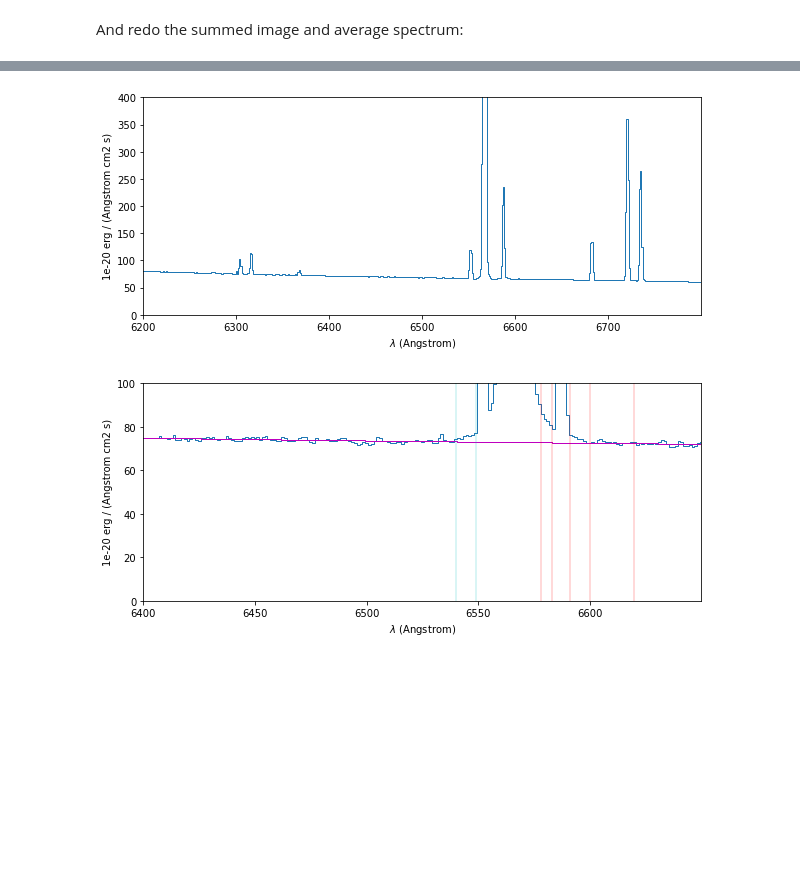
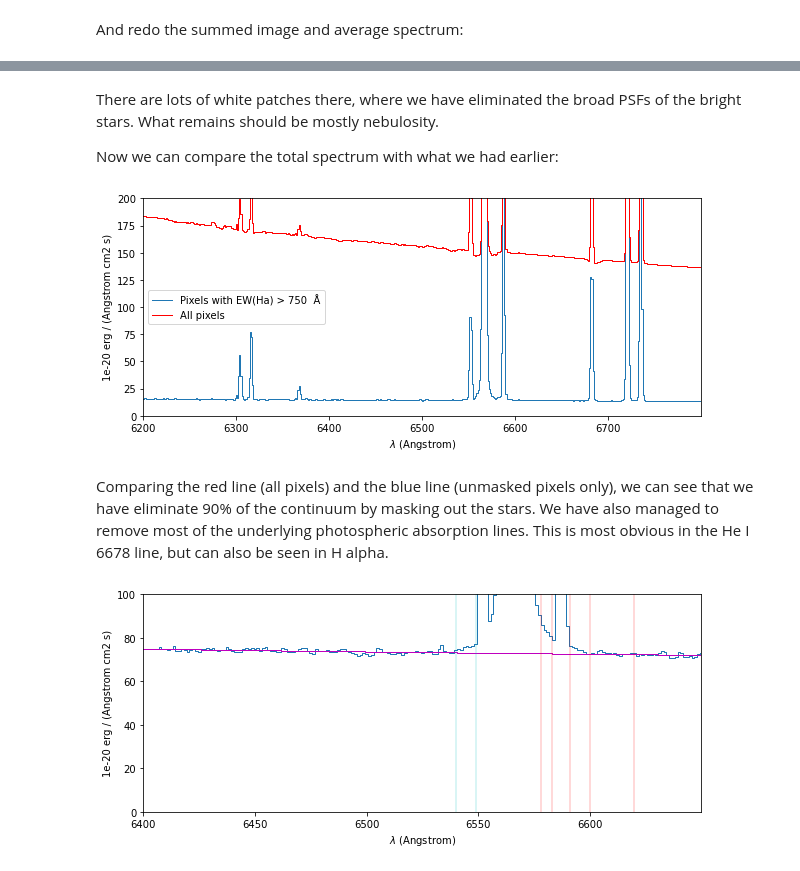
Before and after one commit to will-henney/muse-hii-regions, a Jupyter notebook: notebooks/01-extract-subregions.ipynb, the cells around one changed output, grey strips where cells are left out. Saved outputs shown, nothing was run; the diff lists cells and outputs as text; code cells hidden in the pictures; blank space fills up the shorter version.

Commit message:
Refine the exercise of masking on EW(Ha)

```diff
--- a/notebooks/01-extract-subregions.ipynb
+++ b/notebooks/01-extract-subregions.ipynb
@@ -99,0 +115,6 @@ im_ha_ew = (im_ha_bgsub - im_ha.data.min()) / (im_mean_cont - im_mean_cont.data.
+# %%
+wav_pix = cube.get_step()[0]
+im_ha_ew = wav_pix * (
+    (im_ha_bgsub - im_ha_floor)
+    / (im_mean_cont - im_cont_floor)
+    - 1.0)
@@ -351,7 +376,8 @@ hacube.sum(axis=0).plot(use_wcs=True, cmap="magma", scale="log", colorbar="v")
 [figure]
 # %%
 fig, ax = plt.subplots(figsize=(10, 4))
-hacube.mean(axis=(1, 2)).plot()
+haspec_allpix = hacube.mean(axis=(1, 2))
+haspec_allpix.plot()
 ax.set(ylim=[0, 400]);
 # %% [output]
 [figure]
@@ -361,0 +389,6 @@ Make a 3D mask for `hacube` where each image plane is the mask of the strong con
+# %%
+ew_mask = (im_ha_ew.data < 750.0) | im_ha.mask
+nmask = ew_mask.data.sum()
+npix = np.prod(ew_mask.shape)
+print("Number of masked pixels:", nmask)
+print("Fraction of masked pixels:", nmask/npix)
@@ -362,6 +402,6 @@ Make a 3D mask for `hacube` where each image plane is the mask of the strong con
 # %%
 my_mask_3d = np.repeat(
-    im_ha.mask[None, :, :],
+    ew_mask.data[None, :, :],
     hacube.shape[0],
     axis=0,
 )
@@ -402,9 +442,17 @@ hacube.sum(axis=0).plot(use_wcs=True, cmap="magma", scale="log", colorbar="v")
+# %% [markdown]
+There are lots of white patches there, where we have eliminated the broad PSFs of the bright stars.  What remains should be mostly nebulosity.
+
+Now we can compare the total spectrum with what we had earlier:
 # %%
 fig, ax = plt.subplots(figsize=(10, 4))
-hacube.mean(axis=(1, 2)).plot()
-ax.set(ylim=[0, 400]);
+hacube.mean(axis=(1, 2)).plot(label="Pixels with EW(Ha) > 750  Å")
+haspec_allpix.plot(c="r", label="All pixels")
+ax.legend()
+ax.set(ylim=[0, 200]);
 # %% [output]
-[figure, old version]
+[figure, new version]
+# %% [markdown]
+Comparing the red line (all pixels) and the blue line (unmasked pixels only), we can see that we have eliminate 90% of the continuum by masking out the stars.  We have also managed to remove most of the underlying photospheric absorption lines.  This is most obvious in the He I 6678 line, but can also be seen in H alpha.
 # %%
 #hacube.mask = (my_mask_3d) | hacube_mask_orig
 hacube.mask = hacube_mask_orig.copy()
```
Also changed, not shown: parts of 18 cells of this notebook, 2 other files.
